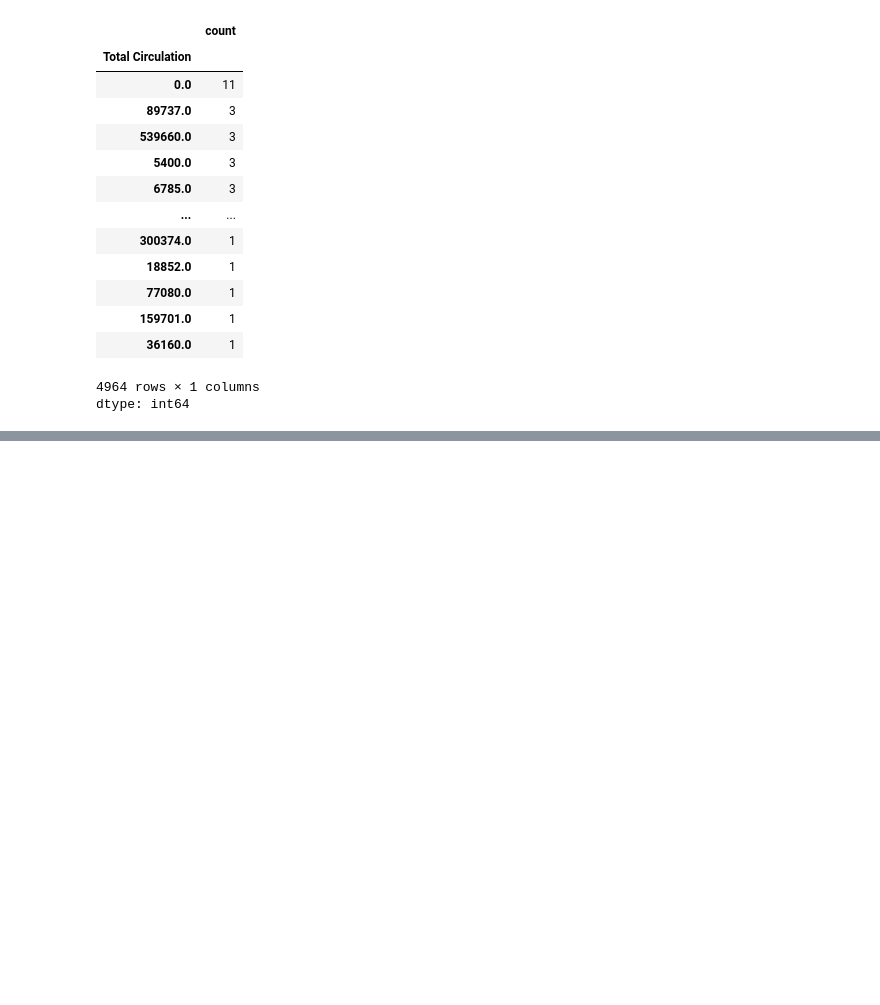
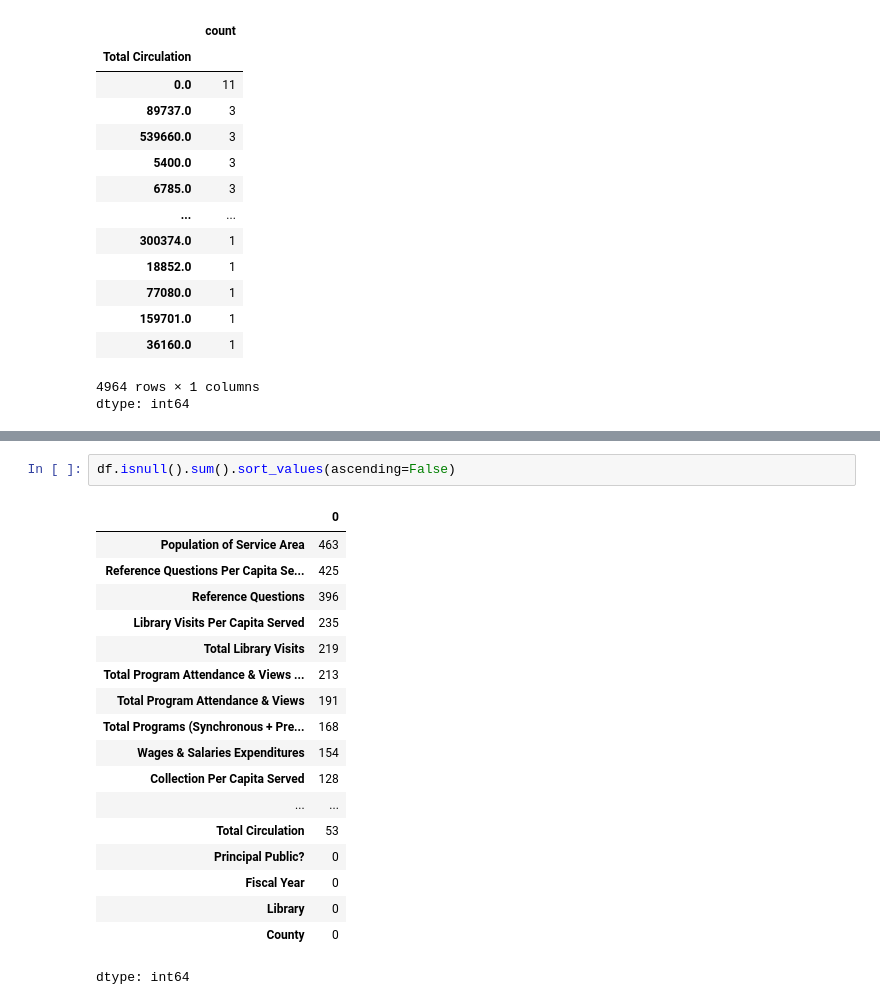
Before and after one commit to annachristen/DA-Class-Notes-and-projects, a Jupyter notebook: Library_Data.ipynb, the cells around one changed output, grey strips where cells are left out. Drawn from its saved outputs; the diff is of its cells as text; blank space fills up the shorter version.

```diff
--- a/Library_Data.ipynb
+++ b/Library_Data.ipynb
@@ -186,0 +197,21 @@ dtype: int64
+# %%
+df.isnull().sum().sort_values(ascending=False)
+# %% [output]
+|  | 0 |
+| Population of Service Area | 463 |
+| Reference Questions Per Capita Se... | 425 |
+| Reference Questions | 396 |
+| Library Visits Per Capita Served | 235 |
+| Total Library Visits | 219 |
+| Total Program Attendance & Views ... | 213 |
+| Total Program Attendance & Views | 191 |
+| Total Programs (Synchronous + Pre... | 168 |
+| Wages & Salaries Expenditures | 154 |
+| Collection Per Capita Served | 128 |
+| ... | ... |
+| Total Circulation | 53 |
+| Principal Public? | 0 |
+| Fiscal Year | 0 |
+| Library | 0 |
+| County | 0 |
+dtype: int64
```
Also changed, not shown: parts of 11 cells of this notebook.
